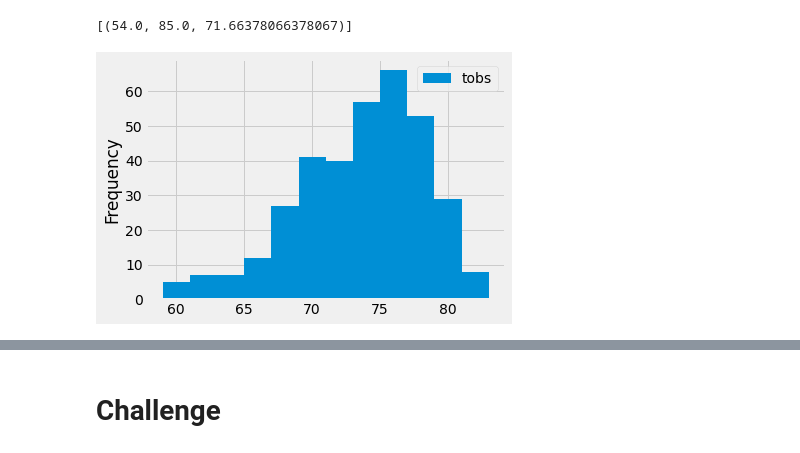
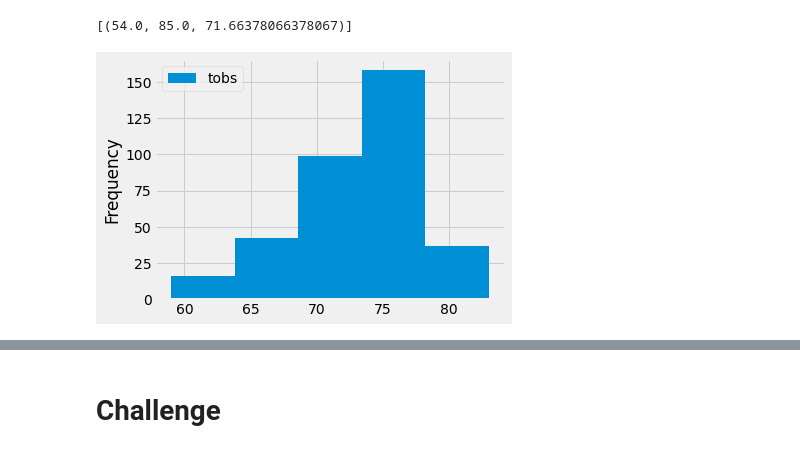
Before and after one commit to Normanfamdamly/surfs_up, a Jupyter notebook: climate_analysis.ipynb, the cells around one changed output, grey strips where cells are left out. Cells and saved outputs as stored; diff of their text form; code cells hidden in the pictures.

```diff
--- a/climate_analysis.ipynb
+++ b/climate_analysis.ipynb
@@ -99,15 +99,15 @@ filter(Measurement.station == 'USC00519281').all()
 # %%
 # Choose the station with the highest number of temperature observations.
 # Query the last 12 months of temperature observation data for this station and plot the results as a histogram
 results = session.query(Measurement.tobs).\
 filter(Measurement.station == 'USC00519281').\
 filter(Measurement.date >= prev_year).all()
 df = pd.DataFrame(results, columns=['tobs'])
 
-df.plot.hist(bins=12)
+df.plot.hist(bins=5)
 plt.tight_layout()
 # %% [output]
-[figure, old version]
+[figure, new version]
 # %%
 # Write a function called `calc_temps` that will accept start date and end date in the format '%Y-%m-%d'
 # and return the minimum, average, and maximum temperatures for that range of dates
```
Also changed, not shown: parts of 6 cells of this notebook.
